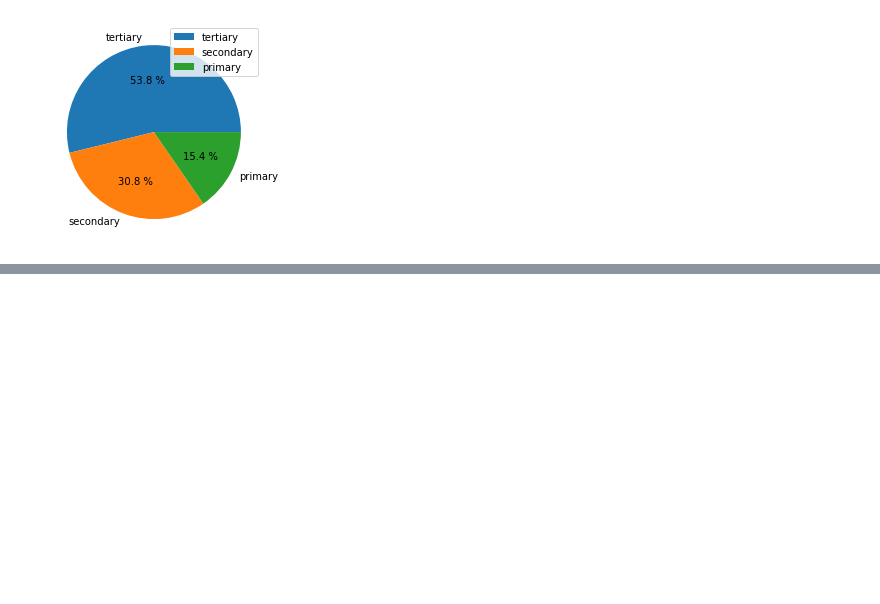
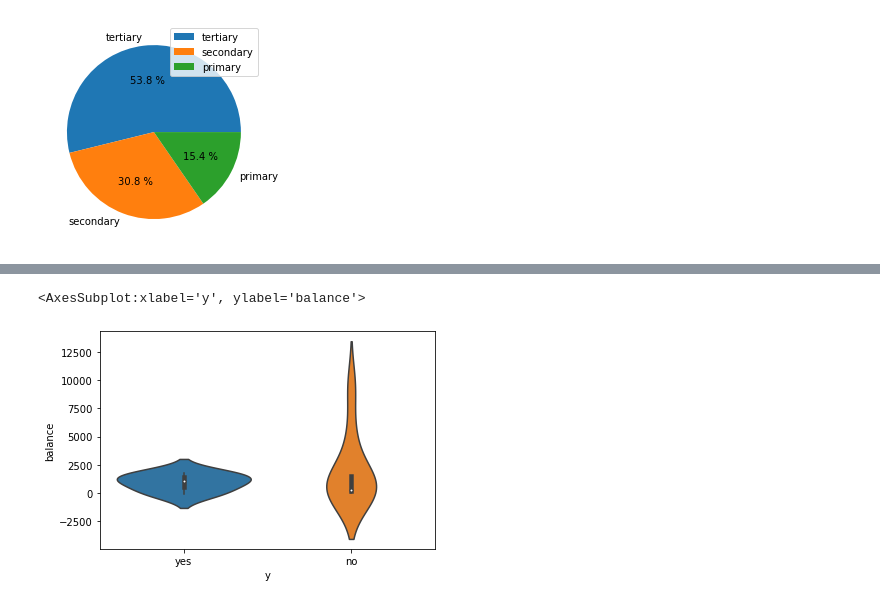
Before and after one commit to Himanshu7011/MiniProJect_NumPY_Pandas, a Jupyter notebook: Mini_P.ipynb, the cells around one changed output, grey strips where cells are left out. Drawn from its saved outputs; the diff is of its cells as text; code cells hidden in the pictures; blank space fills up the shorter version.

```diff
--- a/Mini_P.ipynb
+++ b/Mini_P.ipynb
@@ -219,0 +213,5 @@ df.pivot_table(index='job', values='balance', aggfunc=max)
+# %%
+sns.violinplot(x='y', y='balance', data=df)
+# %% [output]
+<AxesSubplot:xlabel='y', ylabel='balance'>
+[figure, added]
```
Also changed, not shown: parts of 19 cells of this notebook.
